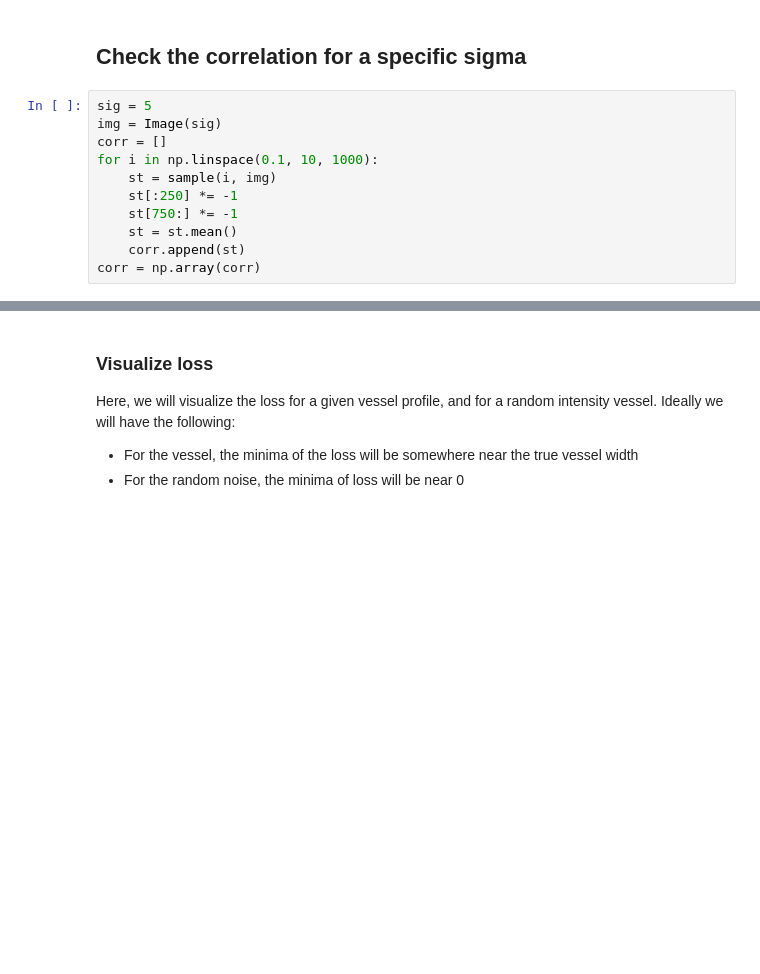
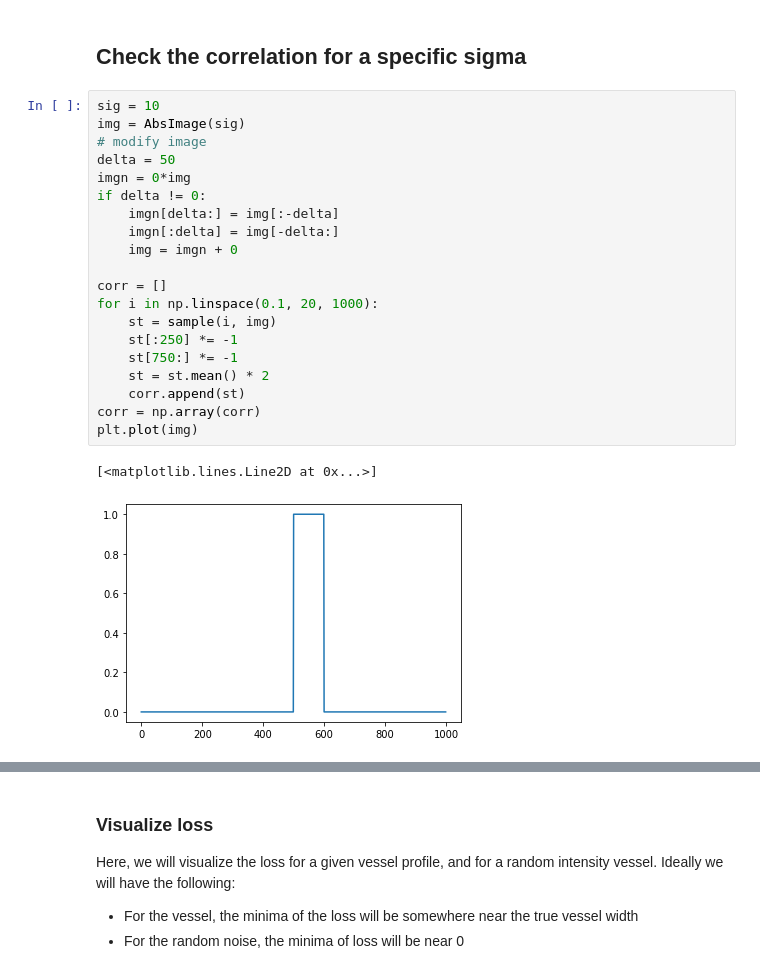
Before and after one commit to batmanlab/vessel-flow-consistency-ssl, a Jupyter notebook: notebooks/Vessel profile inspection (simulated).ipynb, the cells around one changed output, grey strips where cells are left out. Cells and saved outputs as stored; diff of their text form; blank space fills up the shorter version.

```diff
--- a/notebooks/Vessel profile inspection (simulated).ipynb
+++ b/notebooks/Vessel profile inspection (simulated).ipynb
@@ -47,14 +51,26 @@ plt.legend(["$\sigma = {}$".format(s) for s in Sigma], fontsize=16)
 # %% [markdown]
 ## Check the correlation for a specific sigma
 # %%
-sig = 5
-img = Image(sig)
+sig = 10
+img = AbsImage(sig)
+# modify image
+delta = 50
+imgn = 0*img
+if delta != 0:
+    imgn[delta:] = img[:-delta]
+    imgn[:delta] = img[-delta:]
+    img = imgn + 0
+
 corr = []
-for i in np.linspace(0.1, 10, 1000):
+for i in np.linspace(0.1, 20, 1000):
     st = sample(i, img)
     st[:250] *= -1
     st[750:] *= -1
-    st = st.mean()
+    st = st.mean() * 2
     corr.append(st)
 corr = np.array(corr)
+plt.plot(img)
+# %% [output]
+[<matplotlib.lines.Line2D at 0x...>]
+[figure, added]
 # %%
```
Also changed, not shown: parts of 5 cells of this notebook, 3 other files.
